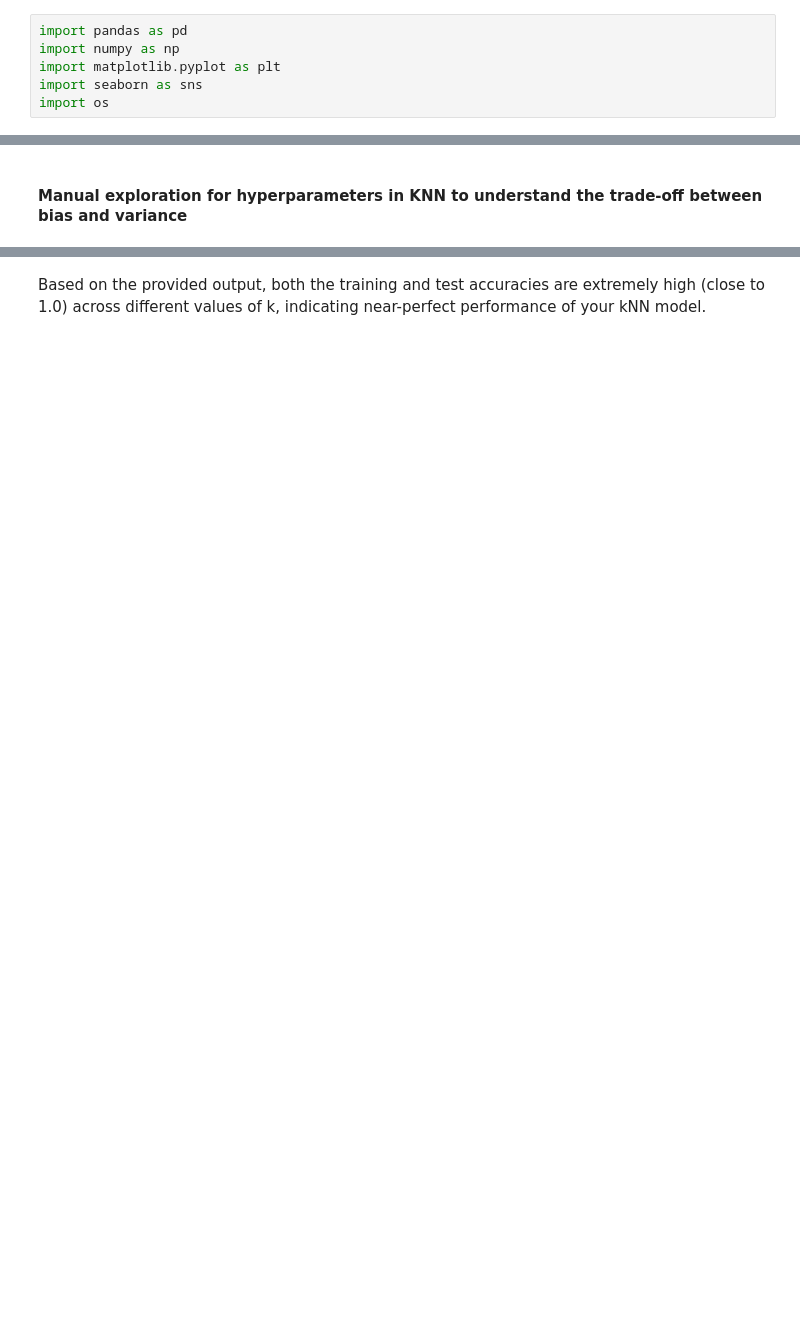
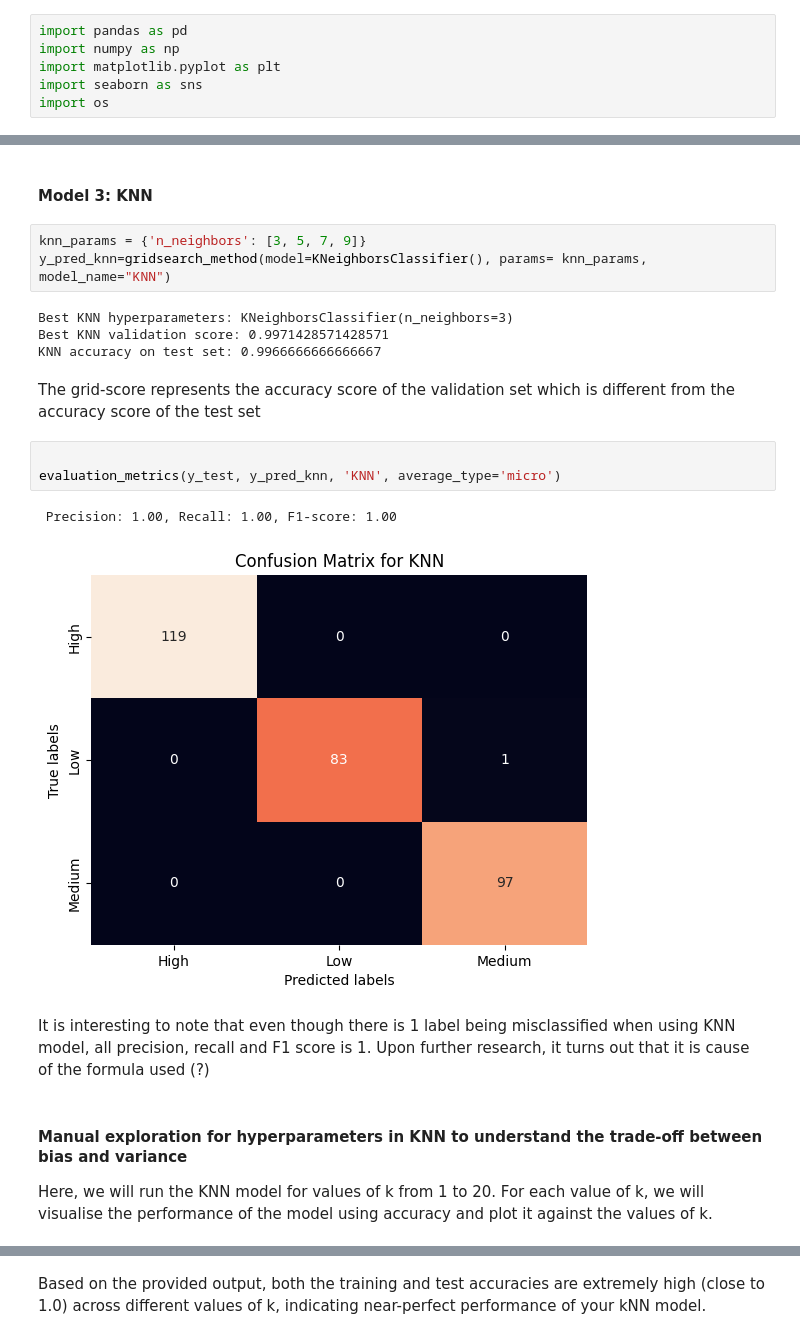
Before and after one commit to eugenegancw/Lung_Cancer_Prediction, a Jupyter notebook: LinearModels_HyperparameterTuning_final.ipynb, the cells around one changed output, grey strips where cells are left out. Cells and saved outputs as stored; diff of their text form; blank space fills up the shorter version.

```diff
--- a/LinearModels_HyperparameterTuning_final.ipynb
+++ b/LinearModels_HyperparameterTuning_final.ipynb
@@ -135,4 +167,25 @@ KNN prediction Accuracy:  0.9966666666666667
+# %% [markdown]
+#### Model 3: KNN
+# %%
+knn_params = {'n_neighbors': [3, 5, 7, 9]}
+y_pred_knn=gridsearch_method(model=KNeighborsClassifier(), params= knn_params, model_name="KNN")
+# %% [output]
+Best KNN hyperparameters: KNeighborsClassifier(n_neighbors=3)
+Best KNN validation score: 0.9971428571428571
+KNN accuracy on test set: 0.9966666666666667
+# %% [markdown]
+The grid-score represents the accuracy score of the validation set which is different from the accuracy score of the test set
+# %%
+
+evaluation_metrics(y_test, y_pred_knn, 'KNN', average_type='micro')
+# %% [output]
+ Precision: 1.00, Recall: 1.00, F1-score: 1.00
+[figure, added]
+# %% [markdown]
+It is interesting to note that even though there is 1 label being misclassified when using KNN model, all precision, recall and F1 score is 1. Upon further research, it turns out that it is cause of the formula used (?)
 # %% [markdown]
 #### Manual exploration for hyperparameters in KNN to understand the trade-off between bias and variance
+
+Here, we will run the KNN model for values of k from 1 to 20. For each value of k, we will visualise the performance of the model using accuracy and plot it against the values of k.
 # %%
 # Define the range of neighbors
```
Also changed, not shown: parts of 33 cells of this notebook.
